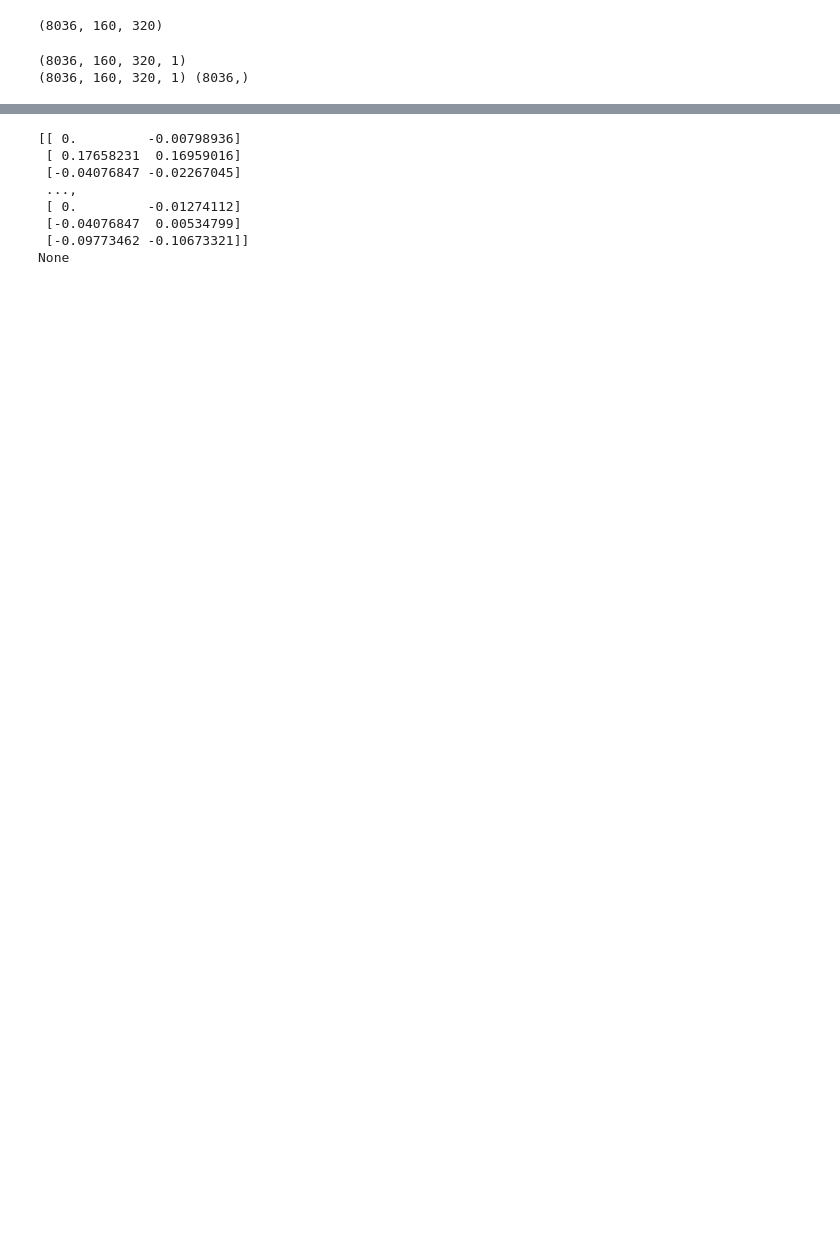
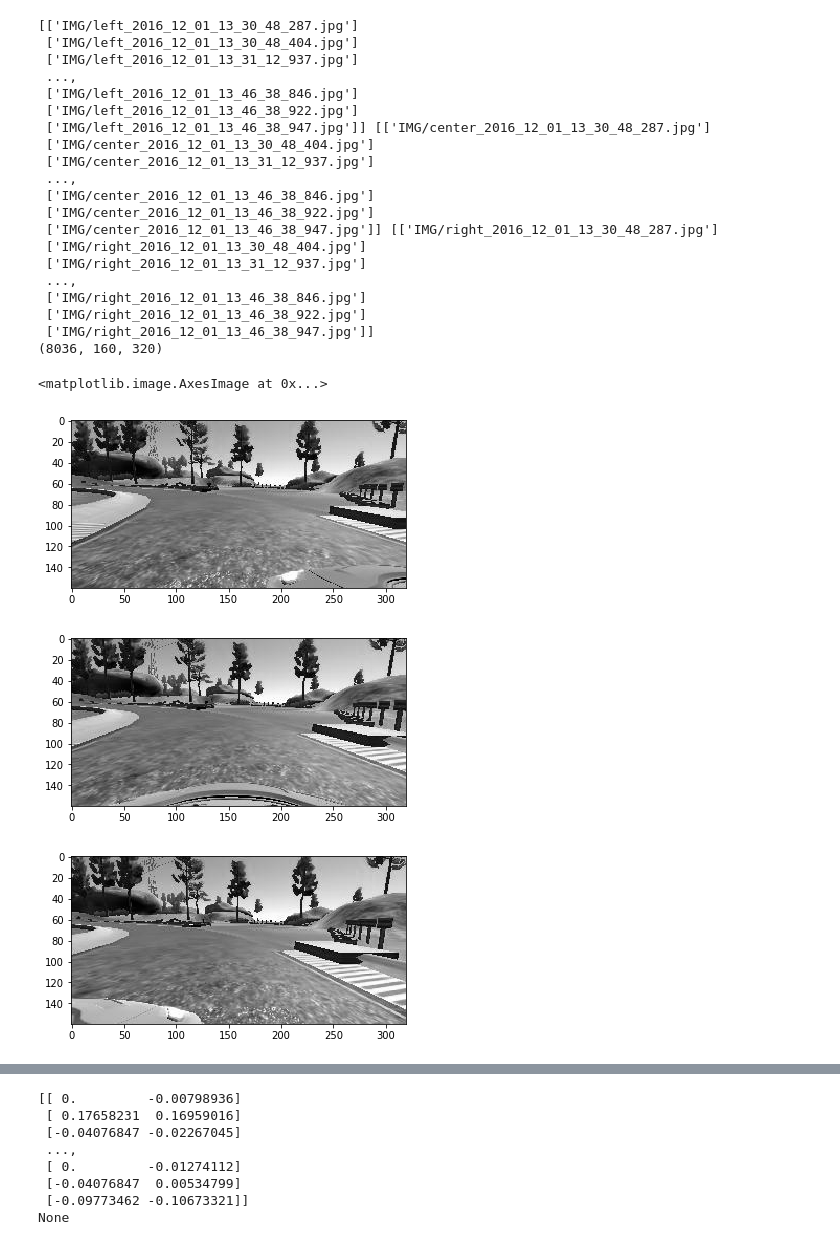
Before and after one commit to subhash/CarND-Behavioral-Cloning, a Jupyter notebook: behavioral-cloning.ipynb, the cells around one changed output, grey strips where cells are left out. Cells and saved outputs as stored; diff of their text form; code cells hidden in the pictures; blank space fills up the shorter version.

```diff
--- a/behavioral-cloning.ipynb
+++ b/behavioral-cloning.ipynb
@@ -1,45 +1,59 @@
 # %%
 import os
 import cv2
 import pandas
 import numpy as np
 import matplotlib.pyplot as plt
 
 def extract_image(f):
     im = cv2.imread(f)
     im = cv2.cvtColor(im, cv2.COLOR_BGR2YUV)
     im = im[:,:,0]
     mn, mx = np.min(im), np.max(im)
     a, b = 0., 1.
-    im = a + ((im-mn)/(mx-mn))*(b-a)
+    #im = a + ((im-mn)/(mx-mn))*(b-a)
     return im
 
 def process_db(dir):
     with open(os.path.join(dir, 'driving_log.csv'), 'r') as f:
-        data = pandas.read_csv(f, header=0)
+        data = pandas.read_csv(f, header=0, skipinitialspace=True)
         res = np.asarray(data.values)
         c, l, r, st, t, b, sp = np.split(res, 7, axis=1)
+        l = np.array([extract_image(os.path.join(dir, p)) for p in l.squeeze()])
         c = np.array([extract_image(os.path.join(dir, p)) for p in c.squeeze()])
-        return c, st.squeeze()
+        r = np.array([extract_image(os.path.join(dir, p)) for p in r.squeeze()])
+        return l, c, r, st.squeeze()
 
-c, st = process_db('./data')
+l, c, r, st = process_db('../data')
 print(c.shape)
 %matplotlib inline
-#plt.imshow(c[20], cmap='gray')
+plt.imshow(l[20], cmap='gray')
+plt.figure()
+plt.imshow(c[20], cmap='gray')
+plt.figure()
+plt.imshow(r[20], cmap='gray')
 # %% [output]
+[['IMG/left_2016_12_01_13_30_48_287.jpg']
+ ['IMG/left_2016_12_01_13_30_48_404.jpg']
+ ['IMG/left_2016_12_01_13_31_12_937.jpg']
+ ...,
+ ['IMG/left_2016_12_01_13_46_38_846.jpg']
+ ['IMG/left_2016_12_01_13_46_38_922.jpg']
+ ['IMG/left_2016_12_01_13_46_38_947.jpg']] [['IMG/center_2016_12_01_13_30_48_287.jpg']
+ ['IMG/center_2016_12_01_13_30_48_404.jpg']
+ ['IMG/center_2016_12_01_13_31_12_937.jpg']
+ ...,
+ ['IMG/center_2016_12_01_13_46_38_846.jpg']
+ ['IMG/center_2016_12_01_13_46_38_922.jpg']
+ ['IMG/center_2016_12_01_13_46_38_947.jpg']] [['IMG/right_2016_12_01_13_30_48_287.jpg']
+ ['IMG/right_2016_12_01_13_30_48_404.jpg']
+ ['IMG/right_2016_12_01_13_31_12_937.jpg']
+ ...,
+ ['IMG/right_2016_12_01_13_46_38_846.jpg']
+ ['IMG/right_2016_12_01_13_46_38_922.jpg']
+ ['IMG/right_2016_12_01_13_46_38_947.jpg']]
 (8036, 160, 320)
+<matplotlib.image.AxesImage at 0x...>
+[figure, added]
+[figure, added]
+[figure, added]
-# %%
-from sklearn.utils import shuffle
-from sklearn.model_selection import train_test_split
-
-c, st = shuffle(c, st)
-st = st.astype(np.float32)
-c = np.reshape(c, [-1, 160, 320, 1])
-print(c.shape)
-
-
-X_train, y_train = c, st
-print(X_train.shape, y_train.shape)
-# %% [output]
-(8036, 160, 320, 1)
-(8036, 160, 320, 1) (8036,)
```
Also changed, not shown: parts of 5 cells of this notebook.
